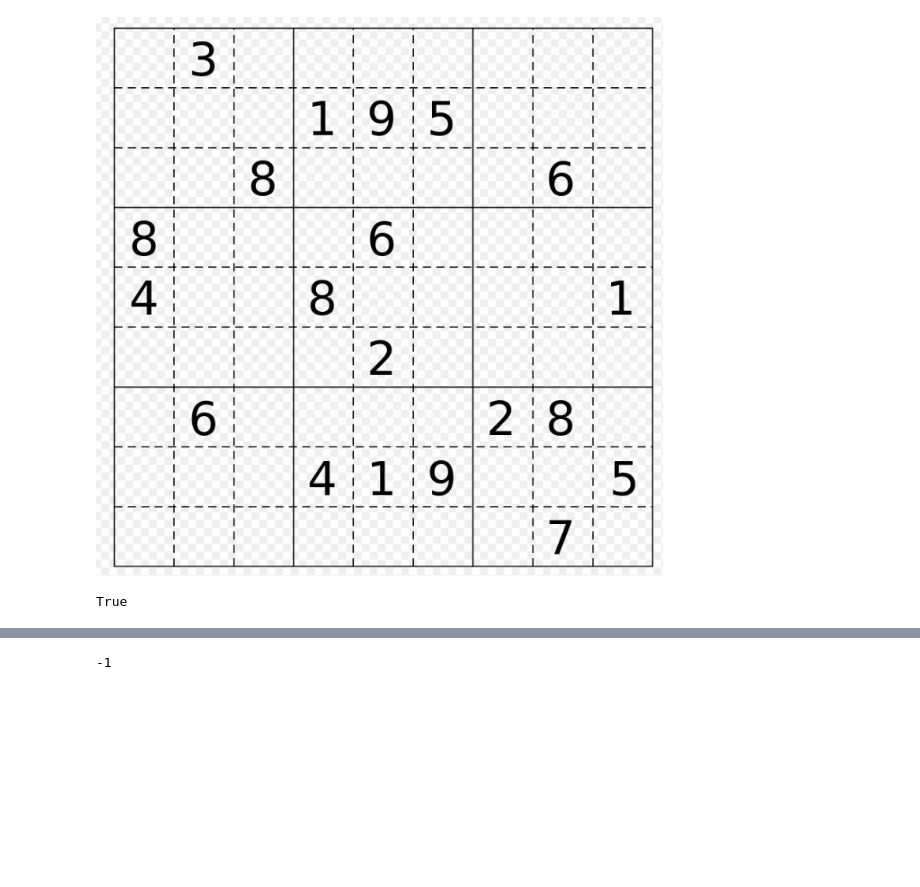
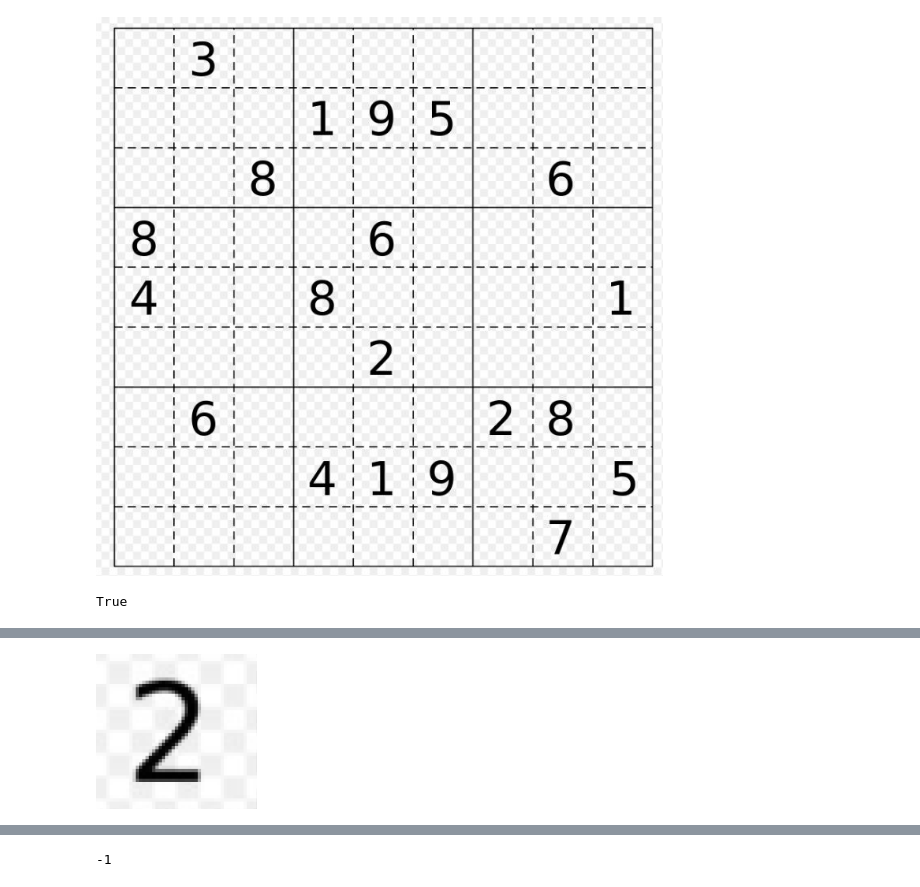
Before and after one commit to gerwolf/sudoku_solver, a Jupyter notebook: Sudoku_Recognition.ipynb, the cells around one changed output, grey strips where cells are left out. Saved outputs shown, nothing was run; the diff lists cells and outputs as text; code cells hidden in the pictures; blank space fills up the shorter version.

```diff
--- a/Sudoku_Recognition.ipynb
+++ b/Sudoku_Recognition.ipynb
@@ -162,0 +901,8 @@ Large contour detected: is 43
+# %%
+# Import Pillow
+from PIL import Image
+img = Image.open("43.png")
+# %%
+img
+# %% [output]
+[figure, added]
```
Also changed, not shown: parts of 45 cells of this notebook, 51 other files.
